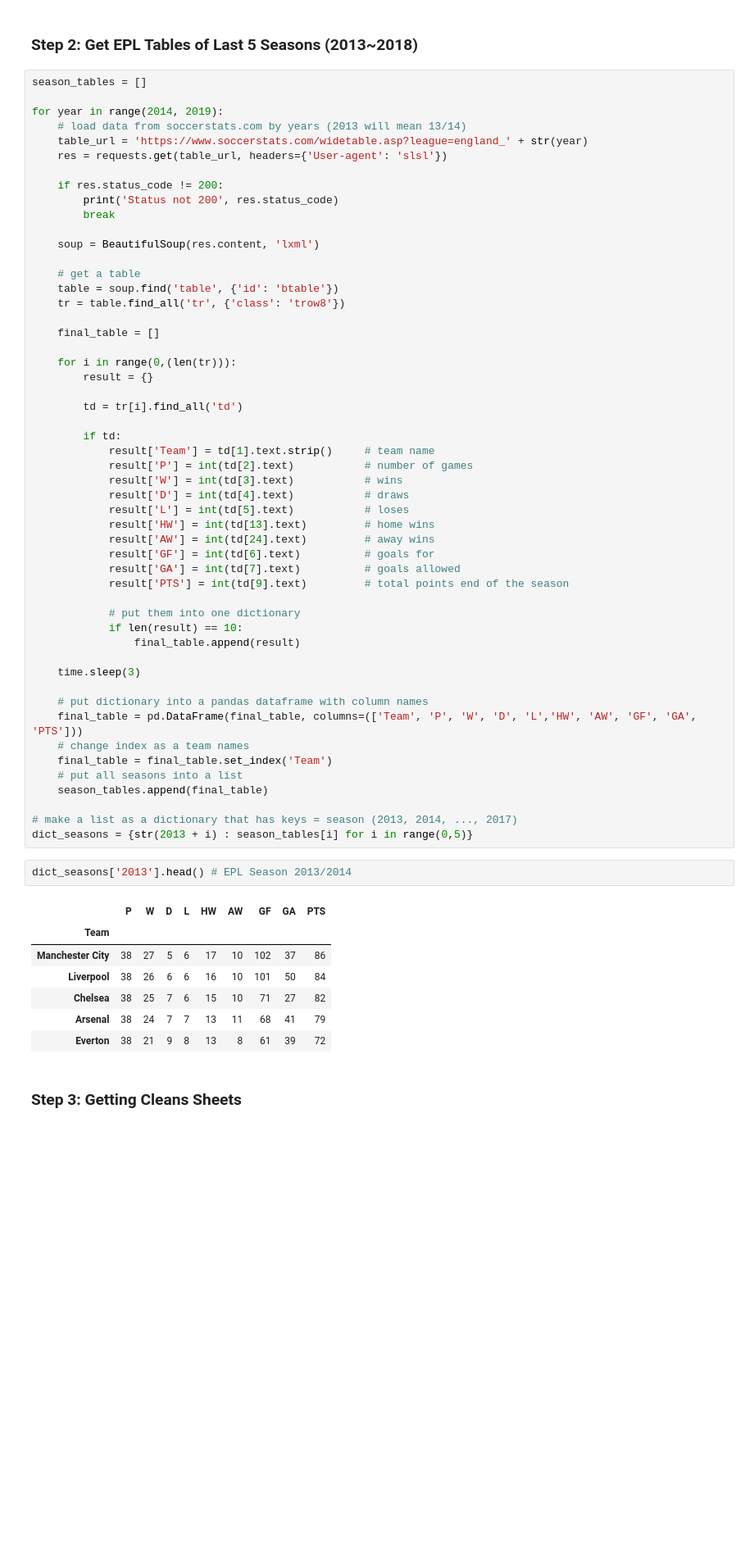
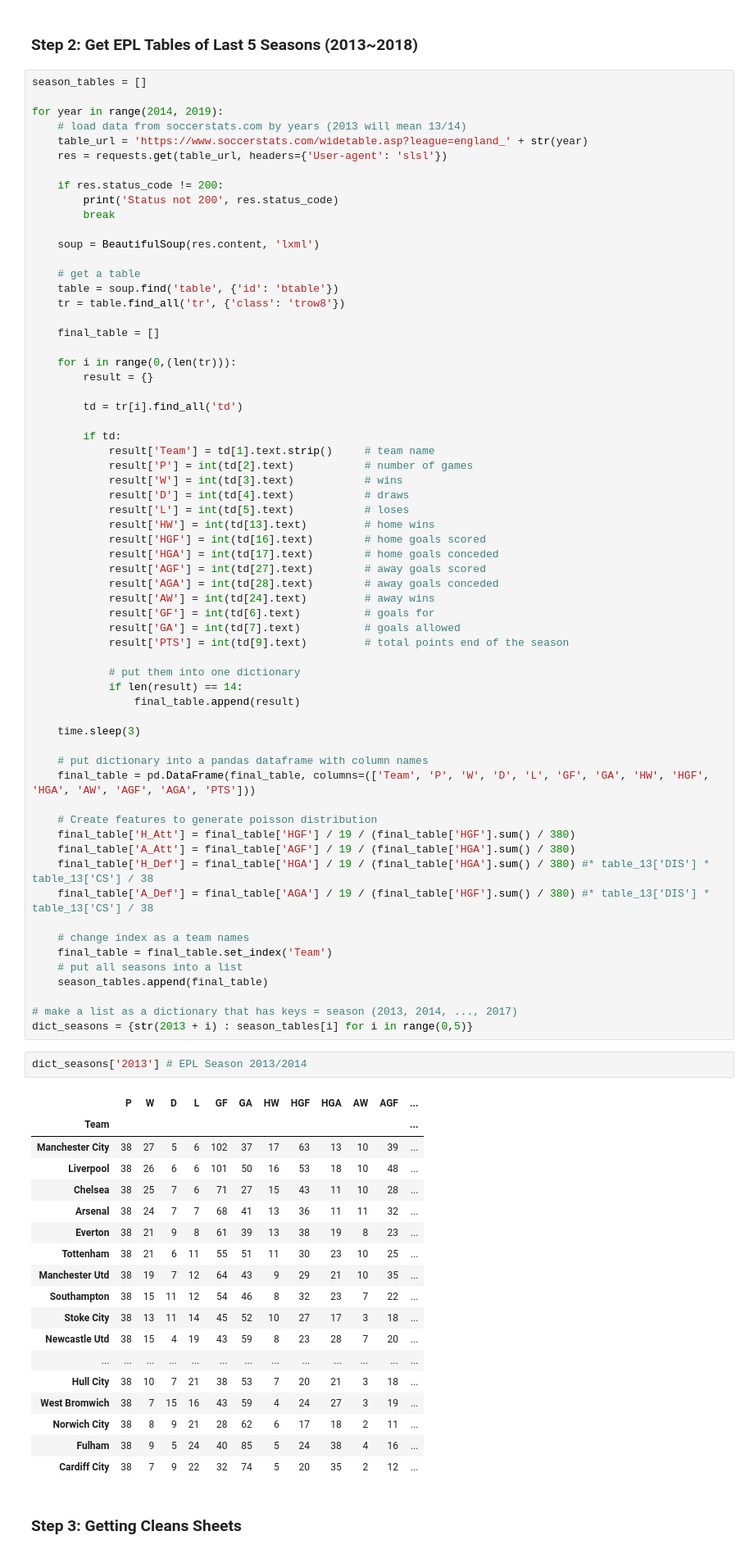
Before and after one commit to slee279/EPL, a Jupyter notebook: matchpredictor.ipynb, the cells around one changed output. Shown: that part at 82% size. Saved outputs shown, nothing was run; the diff lists cells and outputs as text; blank space fills up the shorter version.

```diff
--- a/matchpredictor.ipynb
+++ b/matchpredictor.ipynb
@@ -162,19 +164,30 @@ for year in range(2014, 2019):
             result['D'] = int(td[4].text)           # draws
             result['L'] = int(td[5].text)           # loses
             result['HW'] = int(td[13].text)         # home wins
+            result['HGF'] = int(td[16].text)        # home goals scored
+            result['HGA'] = int(td[17].text)        # home goals conceded
+            result['AGF'] = int(td[27].text)        # away goals scored
+            result['AGA'] = int(td[28].text)        # away goals conceded
             result['AW'] = int(td[24].text)         # away wins
             result['GF'] = int(td[6].text)          # goals for
             result['GA'] = int(td[7].text)          # goals allowed
             result['PTS'] = int(td[9].text)         # total points end of the season
 
             # put them into one dictionary
-            if len(result) == 10:
+            if len(result) == 14:
                 final_table.append(result)
 
     time.sleep(3)
 
     # put dictionary into a pandas dataframe with column names
-    final_table = pd.DataFrame(final_table, columns=(['Team', 'P', 'W', 'D', 'L','HW', 'AW', 'GF', 'GA', 'PTS']))
+    final_table = pd.DataFrame(final_table, columns=(['Team', 'P', 'W', 'D', 'L', 'GF', 'GA', 'HW', 'HGF', 'HGA', 'AW', 'AGF', 'AGA', 'PTS']))
+
+    # Create features to generate poisson distribution
+    final_table['H_Att'] = final_table['HGF'] / 19 / (final_table['HGF'].sum() / 380)
+    final_table['A_Att'] = final_table['AGF'] / 19 / (final_table['HGA'].sum() / 380)
+    final_table['H_Def'] = final_table['HGA'] / 19 / (final_table['HGA'].sum() / 380) #* table_13['DIS'] * table_13['CS'] / 38
+    final_table['A_Def'] = final_table['AGA'] / 19 / (final_table['HGF'].sum() / 380) #* table_13['DIS'] * table_13['CS'] / 38
+
     # change index as a team names
     final_table = final_table.set_index('Team')
     # put all seasons into a list
@@ -183,15 +196,26 @@ for year in range(2014, 2019):
 # make a list as a dictionary that has keys = season (2013, 2014, ..., 2017)
 dict_seasons = {str(2013 + i) : season_tables[i] for i in range(0,5)}
 # %%
-dict_seasons['2013'].head() # EPL Season 2013/2014
+dict_seasons['2013'] # EPL Season 2013/2014
 # %% [output]
-|  | P | W | D | L | HW | AW | GF | GA | PTS |
-| Team |  |  |  |  |  |  |  |  |  |
-| Manchester City | 38 | 27 | 5 | 6 | 17 | 10 | 102 | 37 | 86 |
-| Liverpool | 38 | 26 | 6 | 6 | 16 | 10 | 101 | 50 | 84 |
-| Chelsea | 38 | 25 | 7 | 6 | 15 | 10 | 71 | 27 | 82 |
-| Arsenal | 38 | 24 | 7 | 7 | 13 | 11 | 68 | 41 | 79 |
-| Everton | 38 | 21 | 9 | 8 | 13 | 8 | 61 | 39 | 72 |
+|  | P | W | D | L | GF | GA | HW | HGF | HGA | AW | AGF | ... |
+| Team |  |  |  |  |  |  |  |  |  |  |  | ... |
+| Manchester City | 38 | 27 | 5 | 6 | 102 | 37 | 17 | 63 | 13 | 10 | 39 | ... |
+| Liverpool | 38 | 26 | 6 | 6 | 101 | 50 | 16 | 53 | 18 | 10 | 48 | ... |
+| Chelsea | 38 | 25 | 7 | 6 | 71 | 27 | 15 | 43 | 11 | 10 | 28 | ... |
+| Arsenal | 38 | 24 | 7 | 7 | 68 | 41 | 13 | 36 | 11 | 11 | 32 | ... |
+| Everton | 38 | 21 | 9 | 8 | 61 | 39 | 13 | 38 | 19 | 8 | 23 | ... |
+| Tottenham | 38 | 21 | 6 | 11 | 55 | 51 | 11 | 30 | 23 | 10 | 25 | ... |
+| Manchester Utd | 38 | 19 | 7 | 12 | 64 | 43 | 9 | 29 | 21 | 10 | 35 | ... |
+| Southampton | 38 | 15 | 11 | 12 | 54 | 46 | 8 | 32 | 23 | 7 | 22 | ... |
+| Stoke City | 38 | 13 | 11 | 14 | 45 | 52 | 10 | 27 | 17 | 3 | 18 | ... |
+| Newcastle Utd | 38 | 15 | 4 | 19 | 43 | 59 | 8 | 23 | 28 | 7 | 20 | ... |
+| ... | ... | ... | ... | ... | ... | ... | ... | ... | ... | ... | ... | ... |
+| Hull City | 38 | 10 | 7 | 21 | 38 | 53 | 7 | 20 | 21 | 3 | 18 | ... |
+| West Bromwich | 38 | 7 | 15 | 16 | 43 | 59 | 4 | 24 | 27 | 3 | 19 | ... |
+| Norwich City | 38 | 8 | 9 | 21 | 28 | 62 | 6 | 17 | 18 | 2 | 11 | ... |
+| Fulham | 38 | 9 | 5 | 24 | 40 | 85 | 5 | 24 | 38 | 4 | 16 | ... |
+| Cardiff City | 38 | 7 | 9 | 22 | 32 | 74 | 5 | 20 | 35 | 2 | 12 | ... |
 # %% [markdown]
 ### Step 3: Getting Cleans Sheets
 # %%
```
Also changed, not shown: parts of 11 cells of this notebook, 5 other files.
